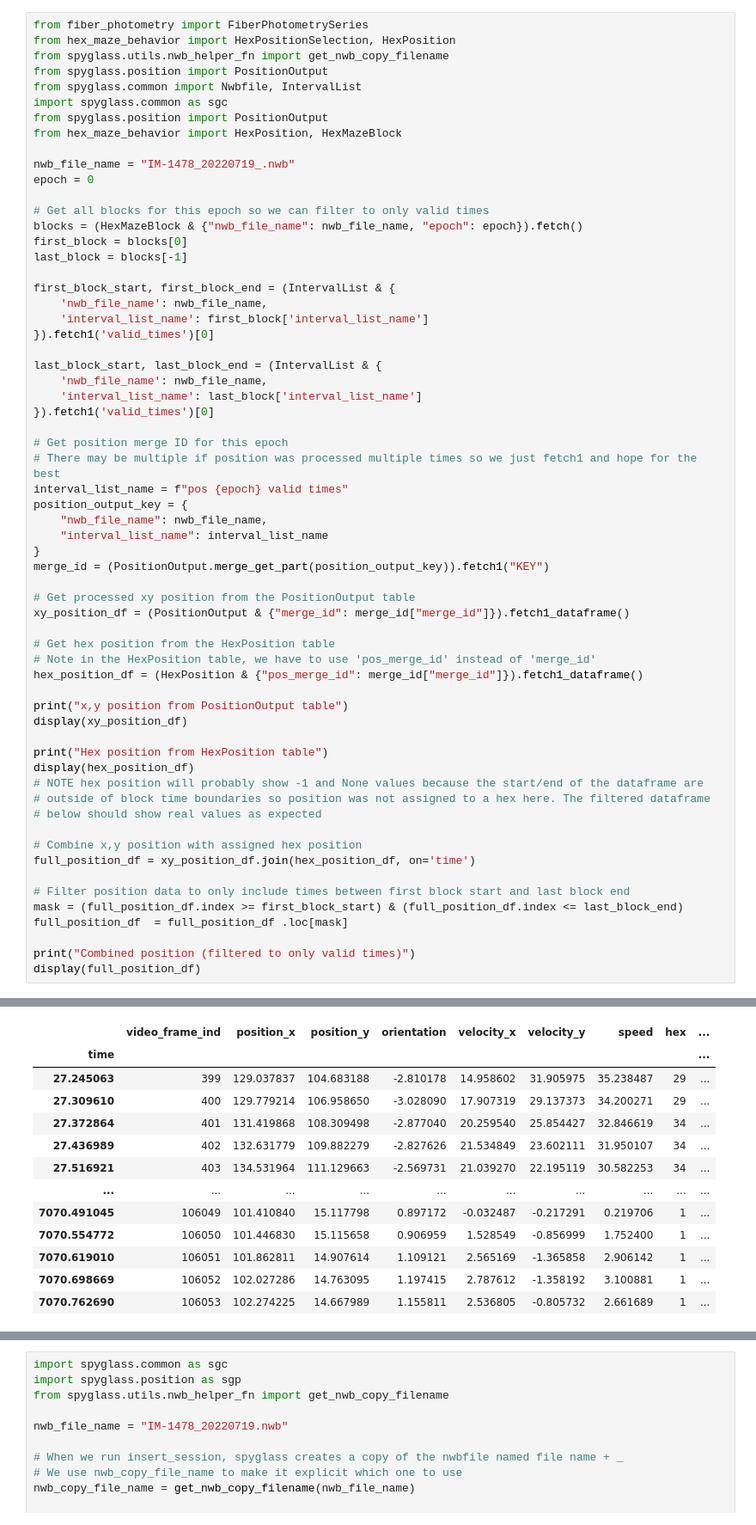
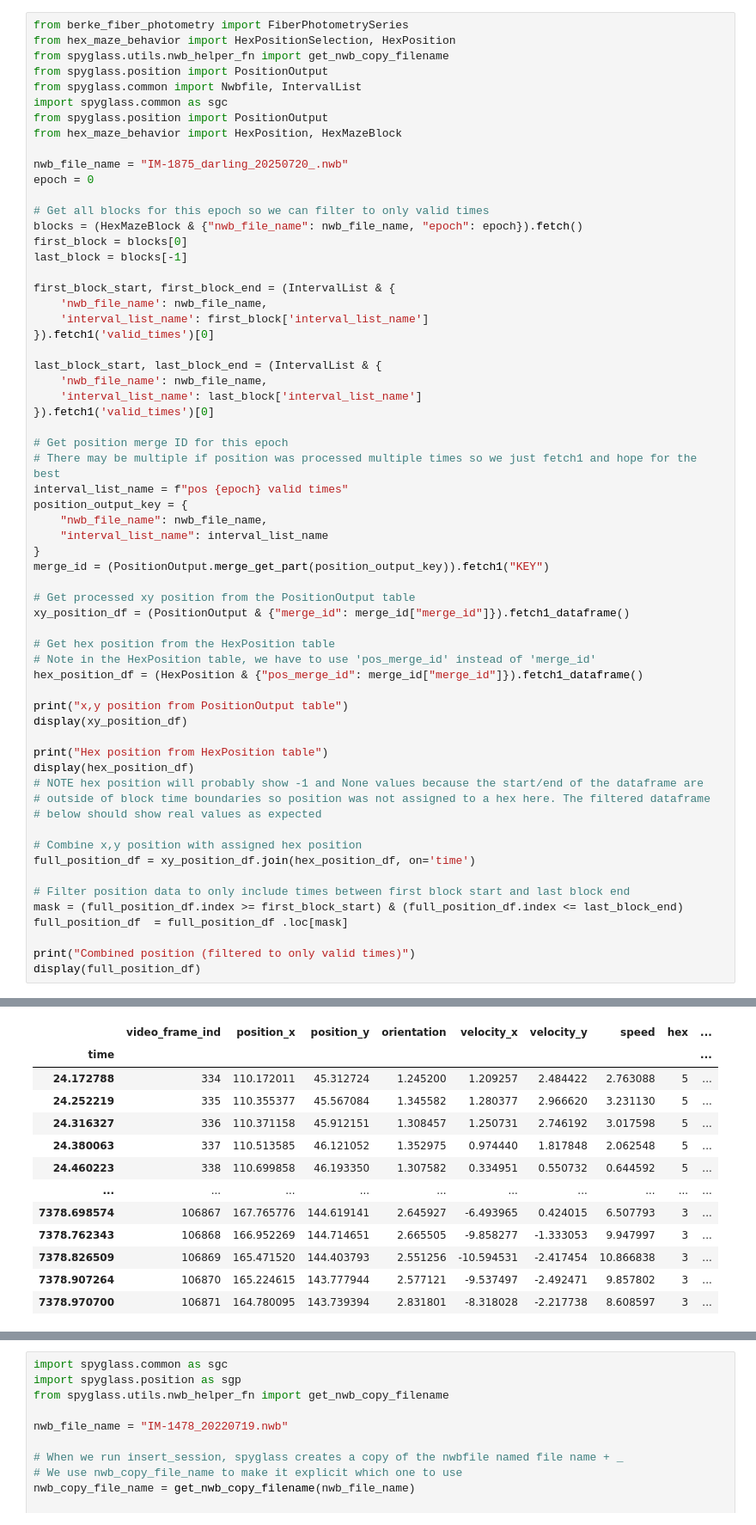
Before and after one commit to calderast/Hex-maze-spyglass, a Jupyter notebook: Berke_Lab_full_process.ipynb, the cells around one changed output, grey strips where cells are left out. Shown at 86% size. Cells and saved outputs as stored; diff of their text form.

Commit message:
split berke tutorial into more cells, add berke prefix to photometry, add indicatorinjection

```diff
--- a/Berke_Lab_full_process.ipynb
+++ b/Berke_Lab_full_process.ipynb
@@ -186,5 +497,5 @@ HexCentroidsPart:
 # %%
-from fiber_photometry import FiberPhotometrySeries
+from berke_fiber_photometry import FiberPhotometrySeries
 from hex_maze_behavior import HexPositionSelection, HexPosition
 from spyglass.utils.nwb_helper_fn import get_nwb_copy_filename
 from spyglass.position import PositionOutput
@@ -193,7 +504,7 @@ import spyglass.common as sgc
 from spyglass.position import PositionOutput
 from hex_maze_behavior import HexPosition, HexMazeBlock
 
-nwb_file_name = "IM-1478_20220719_.nwb"
+nwb_file_name = "IM-1875_darling_20250720_.nwb"
 epoch = 0
 
 # Get all blocks for this epoch so we can filter to only valid times
@@ -279,14 +590,14 @@ Hex position from HexPosition table
 Combined position (filtered to only valid times)
 |  | video_frame_ind | position_x | position_y | orientation | velocity_x | velocity_y | speed | hex | ... |
 | time |  |  |  |  |  |  |  |  | ... |
-| 27.245063 | 399 | 129.037837 | 104.683188 | -2.810178 | 14.958602 | 31.905975 | 35.238487 | 29 | ... |
-| 27.309610 | 400 | 129.779214 | 106.958650 | -3.028090 | 17.907319 | 29.137373 | 34.200271 | 29 | ... |
-| 27.372864 | 401 | 131.419868 | 108.309498 | -2.877040 | 20.259540 | 25.854427 | 32.846619 | 34 | ... |
-| 27.436989 | 402 | 132.631779 | 109.882279 | -2.827626 | 21.534849 | 23.602111 | 31.950107 | 34 | ... |
-| 27.516921 | 403 | 134.531964 | 111.129663 | -2.569731 | 21.039270 | 22.195119 | 30.582253 | 34 | ... |
+| 24.172788 | 334 | 110.172011 | 45.312724 | 1.245200 | 1.209257 | 2.484422 | 2.763088 | 5 | ... |
+| 24.252219 | 335 | 110.355377 | 45.567084 | 1.345582 | 1.280377 | 2.966620 | 3.231130 | 5 | ... |
+| 24.316327 | 336 | 110.371158 | 45.912151 | 1.308457 | 1.250731 | 2.746192 | 3.017598 | 5 | ... |
+| 24.380063 | 337 | 110.513585 | 46.121052 | 1.352975 | 0.974440 | 1.817848 | 2.062548 | 5 | ... |
+| 24.460223 | 338 | 110.699858 | 46.193350 | 1.307582 | 0.334951 | 0.550732 | 0.644592 | 5 | ... |
 | ... | ... | ... | ... | ... | ... | ... | ... | ... | ... |
-| 7070.491045 | 106049 | 101.410840 | 15.117798 | 0.897172 | -0.032487 | -0.217291 | 0.219706 | 1 | ... |
-| 7070.554772 | 106050 | 101.446830 | 15.115658 | 0.906959 | 1.528549 | -0.856999 | 1.752400 | 1 | ... |
-| 7070.619010 | 106051 | 101.862811 | 14.907614 | 1.109121 | 2.565169 | -1.365858 | 2.906142 | 1 | ... |
-| 7070.698669 | 106052 | 102.027286 | 14.763095 | 1.197415 | 2.787612 | -1.358192 | 3.100881 | 1 | ... |
-| 7070.762690 | 106053 | 102.274225 | 14.667989 | 1.155811 | 2.536805 | -0.805732 | 2.661689 | 1 | ... |
+| 7378.698574 | 106867 | 167.765776 | 144.619141 | 2.645927 | -6.493965 | 0.424015 | 6.507793 | 3 | ... |
+| 7378.762343 | 106868 | 166.952269 | 144.714651 | 2.665505 | -9.858277 | -1.333053 | 9.947997 | 3 | ... |
+| 7378.826509 | 106869 | 165.471520 | 144.403793 | 2.551256 | -10.594531 | -2.417454 | 10.866838 | 3 | ... |
+| 7378.907264 | 106870 | 165.224615 | 143.777944 | 2.577121 | -9.537497 | -2.492471 | 9.857802 | 3 | ... |
+| 7378.970700 | 106871 | 164.780095 | 143.739394 | 2.831801 | -8.318028 | -2.217738 | 8.608597 | 3 | ... |
```
Also changed, not shown: parts of 33 cells of this notebook, 1 other file.
